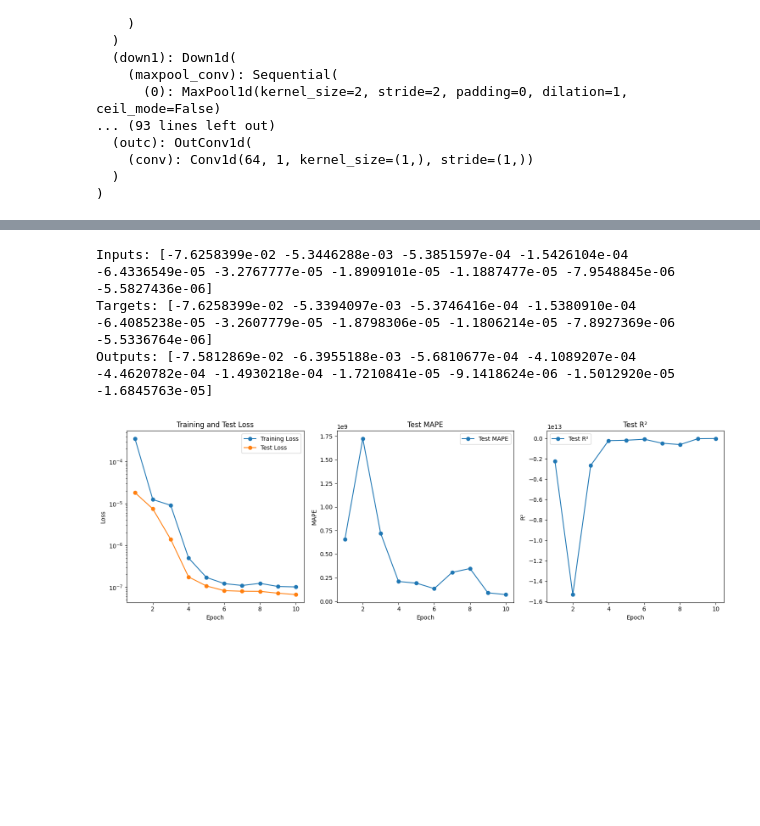
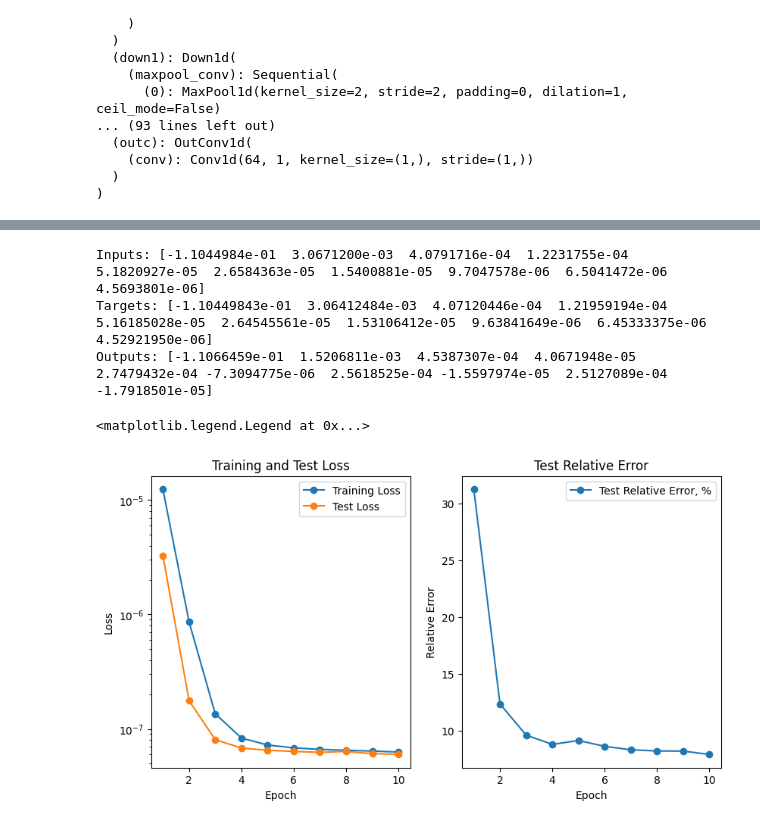
Before and after one commit to broshura/Neiro_toyeplitz, a Jupyter notebook: main.ipynb, the cells around one changed output, grey strips where cells are left out. Cells and saved outputs as stored; diff of their text form; code cells hidden in the pictures; blank space fills up the shorter version.

```diff
--- a/main.ipynb
+++ b/main.ipynb
@@ -11,6 +17,8 @@ from sklearn.metrics import mean_absolute_percentage_error, r2_score
 # Создаем классы для каждого блока UNet
 
 # Класс для двух последовательных сверток с функцией активации ReLU
+device = torch.device('mps' if torch.backends.mps.is_available() else 'cpu')
+DFT = generate_dft_matrix(1024).to(device)
 class DoubleConv1d(nn.Module):
     def __init__(self, in_channels, out_channels):
         super(DoubleConv1d, self).__init__()
@@ -84,6 +92,8 @@ class UNet1d(nn.Module):
         self.outc = OutConv1d(64, n_classes)
 
     def forward(self, x):
+        x = torch.fft.rfft(x, dim=2).real
+
         x1 = self.inc(x)
         x2 = self.down1(x1)
         x3 = self.down2(x2)
@@ -94,6 +104,9 @@ class UNet1d(nn.Module):
         x = self.up3(x, x2)
         x = self.up4(x, x1)
         logits = self.outc(x)
+
+        logits = torch.fft.irfft(logits, dim=2).real
+
         return logits
 
 # Создаем экземпляр модели и выводим ее архитектуру
@@ -240,46 +334,37 @@ Epoch 10/10, Test MAPE: 70661604.81862295, Test R²: -25670697631.227272
 # %%
 model.eval()
-import numpy as np
 np.set_printoptions(linewidth=np.inf)
+
 with torch.no_grad():
     for inputs, targets in dataloader_test:
         outputs = model(inputs)
-        print(f'Inputs: {inputs.squeeze(1)[0].numpy()[:10]}')
-        print(f'Targets: {targets.squeeze(1)[0].numpy()[:10]}')
-        print(f'Outputs: {outputs.squeeze(1)[0].numpy()[:10]}')
+        print(f'Inputs: {inputs.squeeze(1)[0].cpu().numpy()[:10]}')
+        print(f'Targets: {targets.squeeze(1)[0].cpu().numpy()[:10]}')
+        print(f'Outputs: {outputs.squeeze(1)[0].cpu().numpy()[:10]}')
         break
 # %% [output]
-Inputs: [-7.6258399e-02 -5.3446288e-03 -5.3851597e-04 -1.5426104e-04 -6.4336549e-05 -3.2767777e-05 -1.8909101e-05 -1.1887477e-05 -7.9548845e-06 -5.5827436e-06]
-Targets: [-7.6258399e-02 -5.3394097e-03 -5.3746416e-04 -1.5380910e-04 -6.4085238e-05 -3.2607779e-05 -1.8798306e-05 -1.1806214e-05 -7.8927369e-06 -5.5336764e-06]
-Outputs: [-7.5812869e-02 -6.3955188e-03 -5.6810677e-04 -4.1089207e-04 -4.4620782e-04 -1.4930218e-04 -1.7210841e-05 -9.1418624e-06 -1.5012920e-05 -1.6845763e-05]
+Inputs: [-1.1044984e-01  3.0671200e-03  4.0791716e-04  1.2231755e-04  5.1820927e-05  2.6584363e-05  1.5400881e-05  9.7047578e-06  6.5041472e-06  4.5693801e-06]
+Targets: [-1.10449843e-01  3.06412484e-03  4.07120446e-04  1.21959194e-04  5.16185028e-05  2.64545561e-05  1.53106412e-05  9.63841649e-06  6.45333375e-06  4.52921950e-06]
+Outputs: [-1.1066459e-01  1.5206811e-03  4.5387307e-04  4.0671948e-05  2.7479432e-04 -7.3094775e-06  2.5618525e-04 -1.5597974e-05  2.5127089e-04 -1.7918501e-05]
 # %%
 # Построение графиков
 plt.figure(figsize=(15, 5))
 
 plt.subplot(1, 3, 1)
 plt.plot(range(1, num_epochs + 1), train_losses, label='Training Loss', marker='o')
 plt.plot(range(1, num_epochs + 1), test_losses, label='Test Loss', marker='o')
 plt.xlabel('Epoch')
 plt.ylabel('Loss')
 plt.title('Training and Test Loss')
 plt.yscale('log')
 plt.legend()
 
 plt.subplot(1, 3, 2)
-plt.plot(range(1, num_epochs + 1), test_mape, label='Test MAPE', marker='o')
+plt.plot(range(1, num_epochs + 1), np.array(test_relative_errors)*100, label='Test Relative Error, %', marker='o')
 plt.xlabel('Epoch')
-plt.ylabel('MAPE')
-plt.title('Test MAPE')
+plt.ylabel('Relative Error')
+plt.title('Test Relative Error')
 plt.legend()
-
-plt.subplot(1, 3, 3)
-plt.plot(range(1, num_epochs + 1), test_r2, label='Test R²', marker='o')
-plt.xlabel('Epoch')
-plt.ylabel('R²')
-plt.title('Test R²')
-plt.legend()
-
-plt.tight_layout()
-plt.show()
 # %% [output]
+<matplotlib.legend.Legend at 0x...>
-[figure, old version]
+[figure, new version]
```
Also changed, not shown: parts of 5 cells of this notebook, 2 other files.
